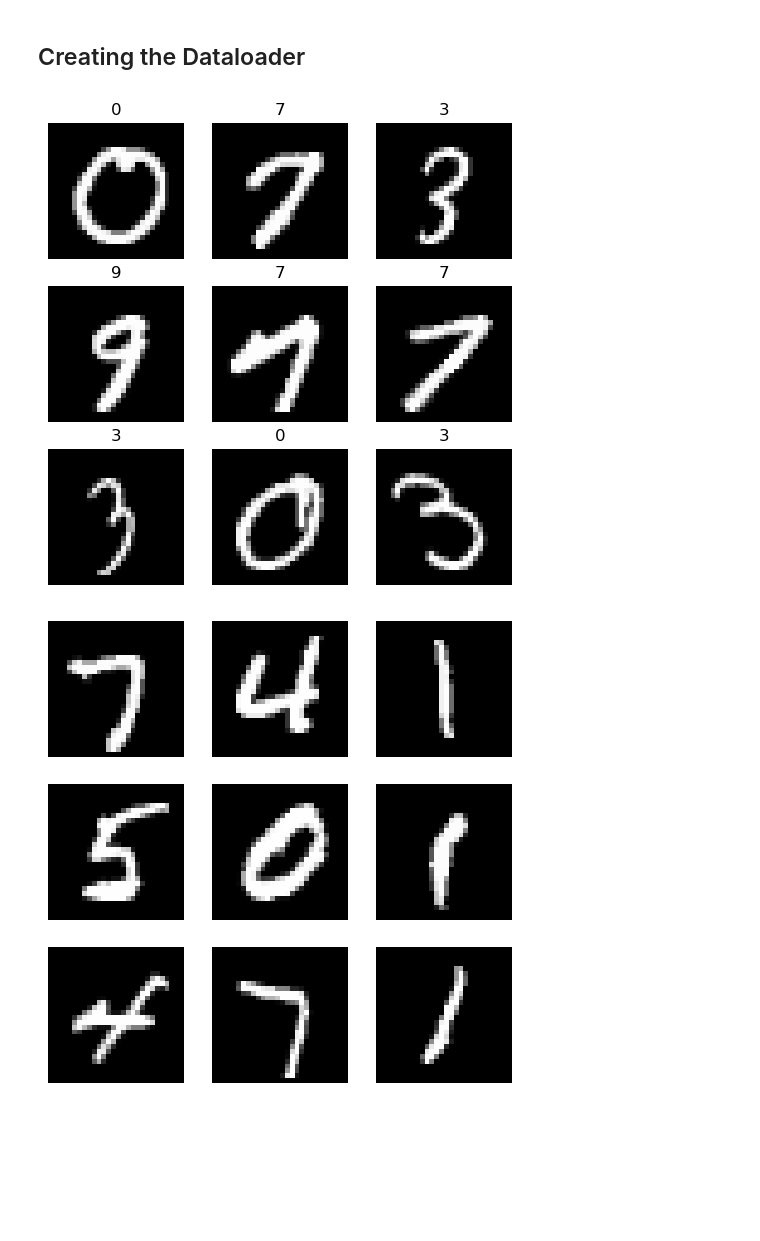
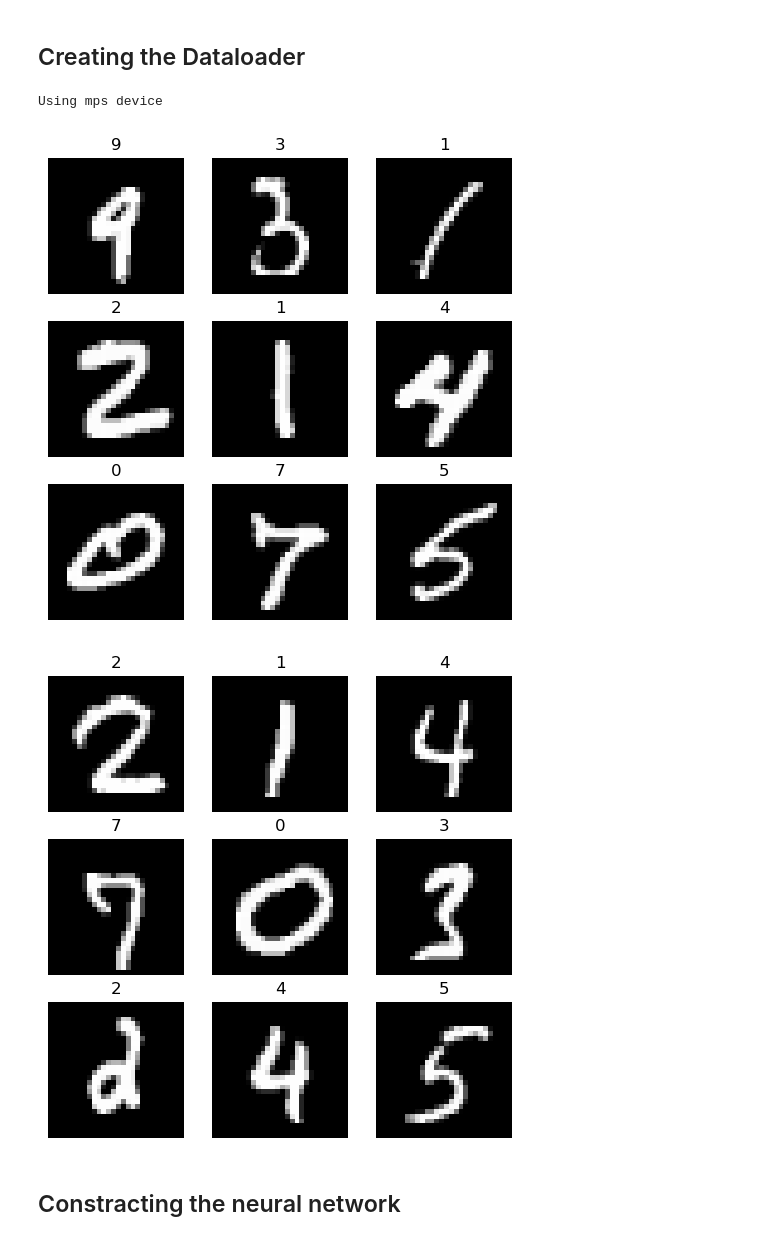
Before and after one commit to Assylzhan-Izbassar/neural-networks-from-scratch, a Jupyter notebook: digit_recognizer/recognizer.ipynb, the cells around one changed output. Saved outputs shown, nothing was run; the diff lists cells and outputs as text; code cells hidden in the pictures; blank space fills up the shorter version.

```diff
--- a/digit_recognizer/recognizer.ipynb
+++ b/digit_recognizer/recognizer.ipynb
@@ -77,49 +77,62 @@ show_digit(train_df.iloc[10])
 import os
 import torch
 from torch.utils.data import DataLoader, Dataset
-from torchvision import transforms, utils
+from torchvision.transforms import ToTensor
+from sklearn.model_selection import train_test_split
 
 import warnings
 warnings.filterwarnings('ignore')
 
 plt.ion()  # interactive mode
 
+device = (torch.accelerator.current_accelerator().type  # type: ignore
+          if torch.accelerator.is_available()
+          else 'cpu')
+print(f'Using {device} device')
 
 class DigitDataset(Dataset):
     """Digit dataset."""
 
     def __init__(self, root, train, transform=None):
-        self.csv_path = os.path.join(
-            root, 'train.csv') if train else os.path.join(root, 'test.csv')
+        self.csv_path = os.path.join(root, 'train.csv')
         self.data = pd.read_csv(self.csv_path, sep=',')
-        self.transform = transform
         self.train = train
 
+        self.train_data, self.test_data = train_test_split(
+            self.data,
+            test_size=0.3,
+            shuffle=True)
+
+        self.transform = transform
+
     def __len__(self):
-        return len(self.data)
+        if self.train:
+            return len(self.train_data)
+        return len(self.test_data)
 
     def __getitem__(self, idx):
         if torch.is_tensor(idx):
             idx = idx.tolist()
-        sample = self.data.iloc[idx]
+        if self.train:
+            sample = self.train_data.iloc[idx]
+        else:
+            sample = self.test_data.iloc[idx]
 
-        if self.train:
-            img, label = sample.drop('label'), sample['label']
-            img = np.asarray(img, dtype=np.float32).reshape(28, 28)
+        img, label = sample.drop('label'), sample['label']
+        img = np.asarray(img, dtype=np.float32).reshape(28, 28)
 
-            if self.transform:
-                img = self.transform(img)
-            return img, label
-        else:
-            img = np.asarray(sample, dtype=np.float32).reshape(28, 28)
-
-            if self.transform:
-                img = self.transform(img)
-            return img
+        if self.transform:
+            img = self.transform(img)
+            label = torch.tensor(
+                label, dtype=torch.long)
+        return img, label
+# %% [output]
+Using mps device
 # %%
 digits_train = DigitDataset(
     root='data',
-    train=True
+    train=True,
+    transform=ToTensor()
 )
 
 fig = plt.figure(figsize=(6, 6))
@@ -129,25 +142,29 @@ for i in range(1, cols * rows + 1):
     img, label = digits_train[sample_idx]
     ax = fig.add_subplot(rows, cols, i)
     plt.axis('off')
-    ax.set_title(label=str(label))
-    ax.imshow(img, cmap='gray') # type: ignore
+    ax.set_title(label=str(label.item()))
+    ax.imshow(img.squeeze(), cmap='gray') # type: ignore
 plt.show()
 # %% [output]
-[figure, old version]
+[figure, new version]
 # %%
-digits_train = DigitDataset(
+digits_test = DigitDataset(
     root='data',
-    train=False
+    train=False,
+    transform=ToTensor()
 )
 
 fig = plt.figure(figsize=(6, 6))
 cols, rows = 3, 3
 for i in range(1, cols * rows + 1):
-    sample_idx = torch.randint(len(digits_train), size=(1, )).item()
-    img = digits_train[sample_idx]
+    sample_idx = torch.randint(len(digits_test), size=(1, )).item()
+    img, label = digits_test[sample_idx]
     ax = fig.add_subplot(rows, cols, i)
     plt.axis('off')
-    ax.imshow(img, cmap='gray') # type: ignore
+    ax.set_title(str(label.item()))
+    ax.imshow(img.squeeze(), cmap='gray') # type: ignore
 plt.show()
 # %% [output]
-[figure, old version]
+[figure, new version]
+# %% [markdown]
+## Constracting the neural network
```
Also changed, not shown: parts of 6 cells of this notebook.
